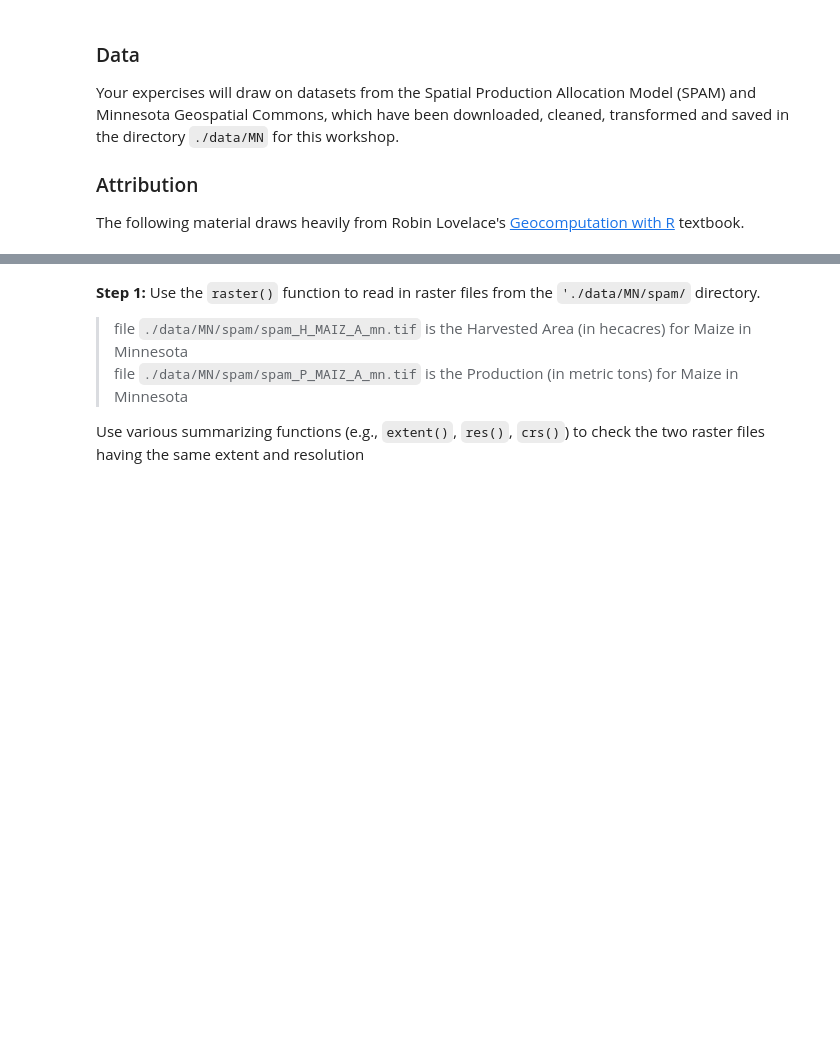
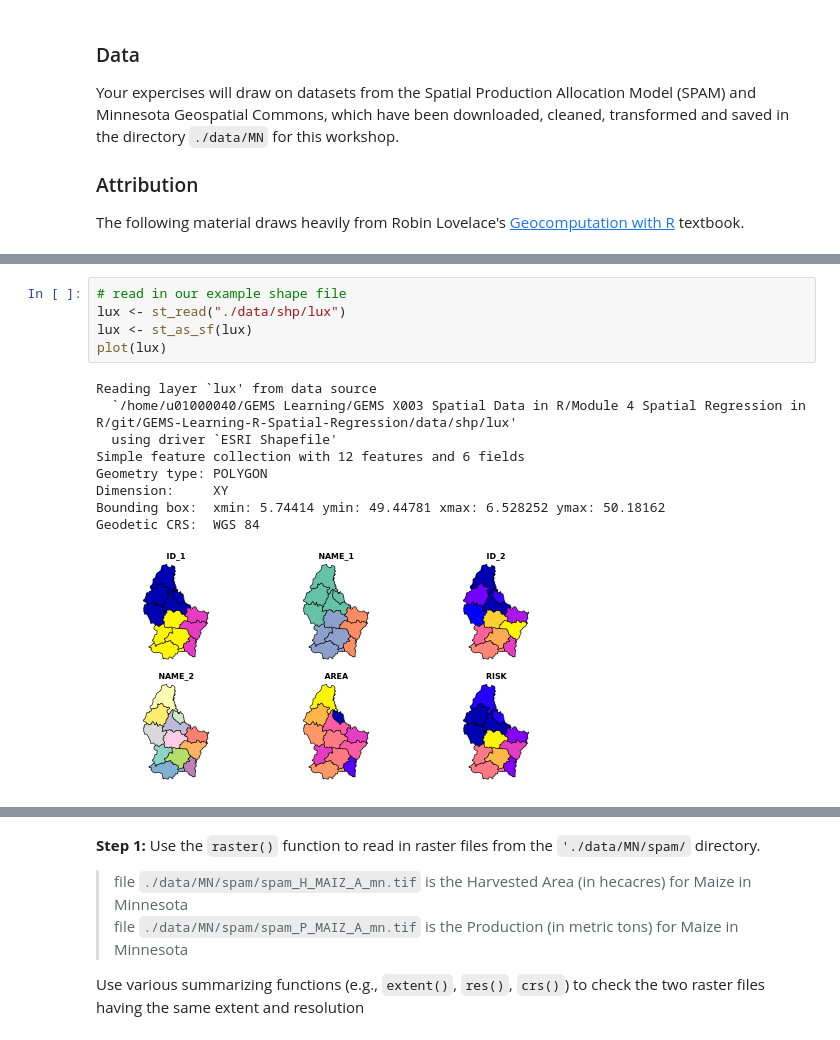
Before and after one commit to y-chai/GEMS-X003-Spatial-Regression-R, a Jupyter notebook: x003_Module4_Spatial Regression.ipynb, the cells around one changed output, grey strips where cells are left out. Saved outputs shown, nothing was run; the diff lists cells and outputs as text; blank space fills up the shorter version.

```diff
--- a/x003_Module4_Spatial Regression.ipynb
+++ b/x003_Module4_Spatial Regression.ipynb
@@ -85,0 +131,15 @@ In this section we’ll focus on the specification of spatial dependence, on spe
+# %%
+# read in our example shape file
+lux <- st_read("./data/shp/lux")
+lux <- st_as_sf(lux)
+plot(lux)
+# %% [output]
+Reading layer `lux' from data source
+  `/home/u01000040/GEMS Learning/GEMS X003 Spatial Data in R/Module 4 Spatial Regression in R/git/GEMS-Learning-R-Spatial-Regression/data/shp/lux'
+  using driver `ESRI Shapefile'
+Simple feature collection with 12 features and 6 fields
+Geometry type: POLYGON
+Dimension:     XY
+Bounding box:  xmin: 5.74414 ymin: 49.44781 xmax: 6.528252 ymax: 50.18162
+Geodetic CRS:  WGS 84
+[figure, added]
```
Also changed, not shown: parts of 42 cells of this notebook, 21 other files.
